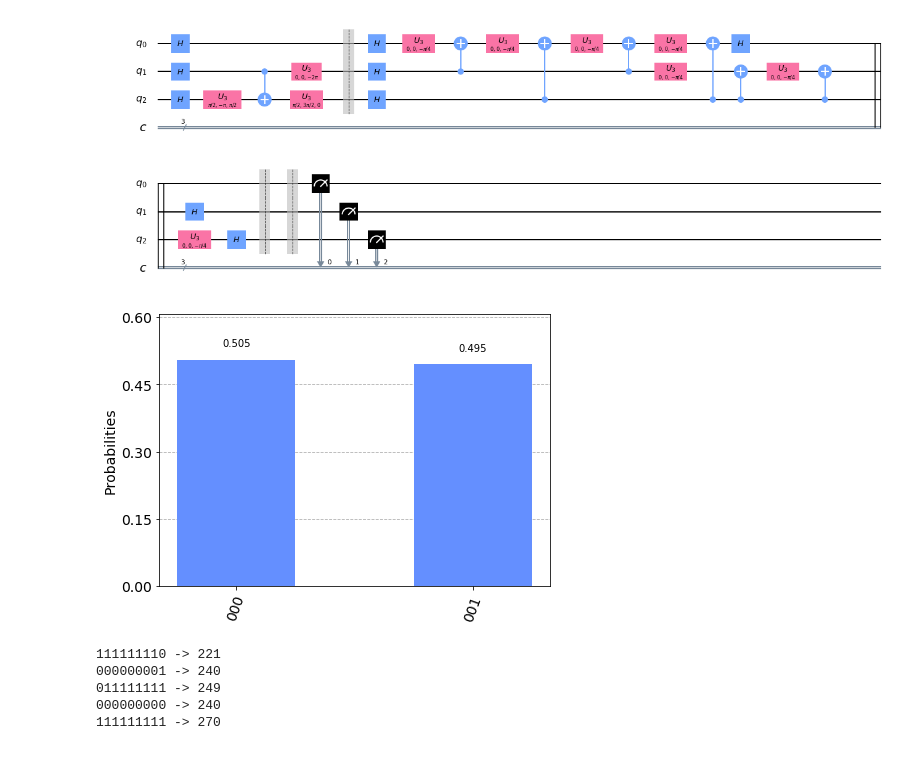
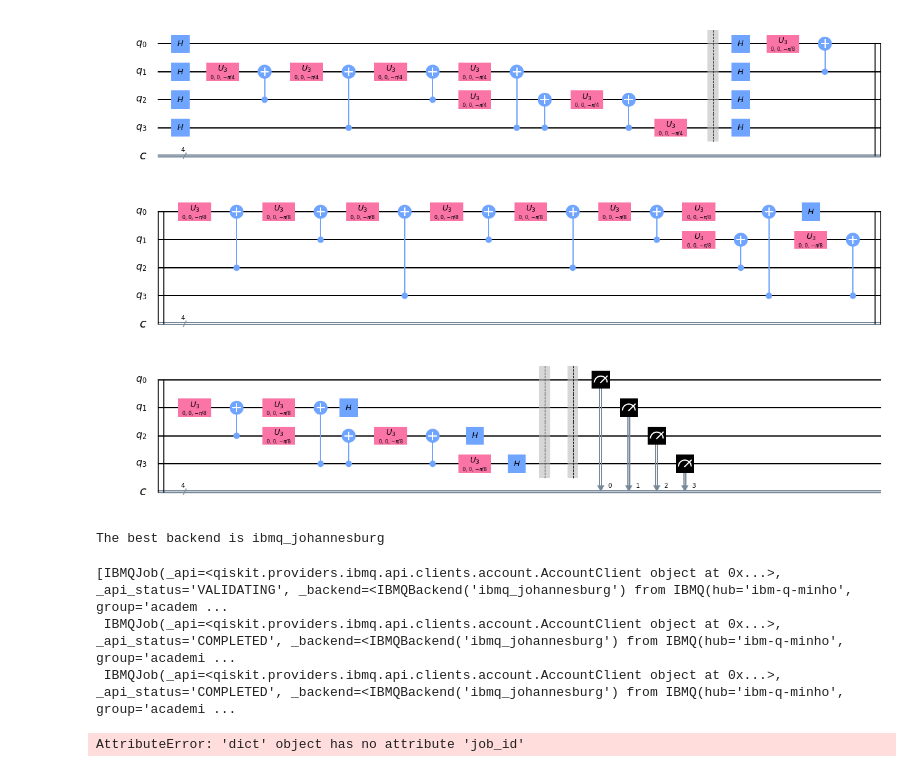
Before and after one commit to JaimePSantos/Dissertation-Tex-Code, a Jupyter notebook: Coding/Qiskit/Search/Grover.ipynb, the cells around one changed output. Cells and saved outputs as stored; diff of their text form; code cells hidden in the pictures.

```diff
--- a/Coding/Qiskit/Search/Grover.ipynb
+++ b/Coding/Qiskit/Search/Grover.ipynb
@@ -55,24 +83,26 @@ def simul(qc):
 # %%
-N=3
+N=4
 limit = 2**N -1
 
 #qc = grover([0,1,int(limit/2),limit-1,limit],N,3)
 qc = grover([0,1],N,1)
 qc.draw(output='mpl')
 # %% [output]
-[figure, old version]
+[figure, new version]
-# %%
-result_counts = simul(qc)
-plot_histogram(result_counts)
-# %% [output]
-[figure, removed]
-# %%
-for key in result_counts:
-    if(result_counts[key]>20):
-        print(key, '->', result_counts[key])
-# %% [output]
-111111110 -> 221
-000000001 -> 240
-011111111 -> 249
-000000000 -> 240
-111111111 -> 270
+# %%
+print("The best backend is " + leastBusybackend.name())
+result = run(qc,leastBusybackend)
+#histogram(result)
+leastBusybackend.jobs(limit=50, skip=0, status=None, db_filter=None)
+# %% [output]
+The best backend is ibmq_johannesburg
+[IBMQJob(_api=<qiskit.providers.ibmq.api.clients.account.AccountClient object at 0x...>, _api_status='VALIDATING', _backend=<IBMQBackend('ibmq_johannesburg') from IBMQ(hub='ibm-q-minho', group='academ ...
+ IBMQJob(_api=<qiskit.providers.ibmq.api.clients.account.AccountClient object at 0x...>, _api_status='COMPLETED', _backend=<IBMQBackend('ibmq_johannesburg') from IBMQ(hub='ibm-q-minho', group='academi ...
+ IBMQJob(_api=<qiskit.providers.ibmq.api.clients.account.AccountClient object at 0x...>, _api_status='COMPLETED', _backend=<IBMQBackend('ibmq_johannesburg') from IBMQ(hub='ibm-q-minho', group='academi ...
+# %%
+#print(result)
+jobID = result.job_id()
+job = leastBusybackend.retrieve_job(jobID)
+resultCount = job.result().get_counts()
+# %% [output]
+AttributeError: 'dict' object has no attribute 'job_id'
```
Also changed, not shown: parts of 9 cells of this notebook.
